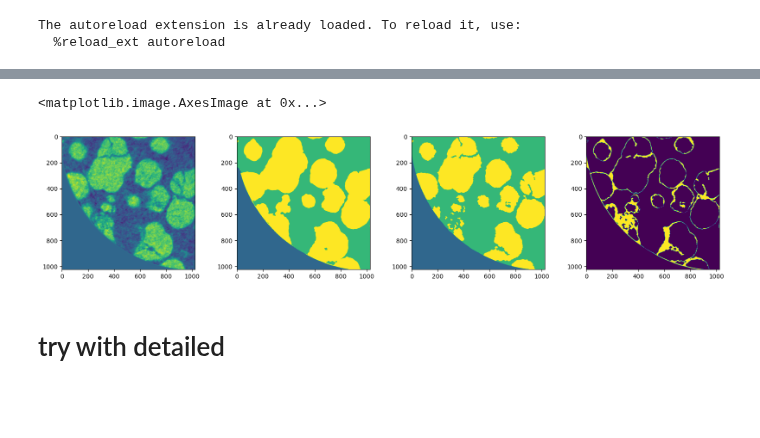
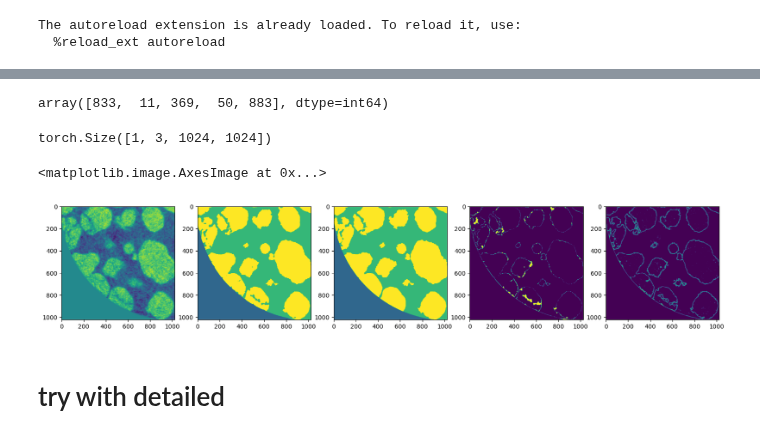
Before and after one commit to laura-rieger/segmenter, a Jupyter notebook: src/Results.ipynb, the cells around one changed output, grey strips where cells are left out. Drawn from its saved outputs; the diff is of its cells as text; code cells hidden in the pictures; blank space fills up the shorter version.

```diff
--- a/src/Results.ipynb
+++ b/src/Results.ipynb
@@ -99,0 +111,3 @@ net = net.to(device).eval()
+# %%
+idx = 369
+plt.imshow(pool_loader.dataset[idx][0][0], )
@@ -99,0 +117,4 @@ net = net.to(device).eval()
+# %%
+output = F.softmax(net.forward(pool_loader.dataset[idx][0][None,:].to(device)), dim=1)[:,:, 4:-4, 4:-4]
+plt.imshow((-torch.sum(output * torch.log(output), dim=1))[0].detach().cpu())
+print((-torch.sum(output * torch.log(output), dim=1))[0].detach().cpu().mean())
@@ -100,21 +129,33 @@ net = net.to(device).eval()
+# %%
+net = net.to(device)
+net.eval()
+evaluate.cut_off_cost(net, device, pool_loader, percentile=.5,  n_choose=5)
+# %% [output]
+array([833,  11, 369,  50, 883], dtype=int64)
+# %%
+net.forward(img_t).shape
+# %% [output]
+torch.Size([1, 3, 1024, 1024])
 # %%
-img_idx = 3
+img_idx = 1
 test_img_np  = ((x_test[img_idx][None, ].astype(np.float32) ))
 with torch.no_grad():
     img_t = torch.Tensor(test_img_np).to(device)
-    output = net.forward(img_t).cpu().detach().numpy()[0]
+    output = F.softmax(net.forward(img_t), dim =1).cpu().detach().numpy()[0]
 # %%
-fig, axes = plt.subplots(ncols = 4, figsize = (20,4))
+fig, axes = plt.subplots(ncols = 5, figsize = (20,4))
 axes[0].imshow(x_test[img_idx][0])
 axes[1].imshow(np.argmax(output, axis=0),vmin =-1, vmax = 2)
 target = np.copy(y_test[img_idx]).astype(np.int16)
 target[np.where(target == 255)] =-1
 axes[2].imshow(target, vmin =-1,vmax = 2)
 axes[3].imshow((target !=np.argmax(output, axis=0) ) * (target !=-1))
+
+axes[4].imshow( (-output * np.log(output)).sum(axis=0))
 # axes[1].imshow()
 # %% [output]
 <matplotlib.image.AxesImage at 0x...>
-[figure, old version]
+[figure, new version]
 # %% [markdown]
 # try with detailed
 # %%
```
Also changed, not shown: parts of 16 cells of this notebook.
